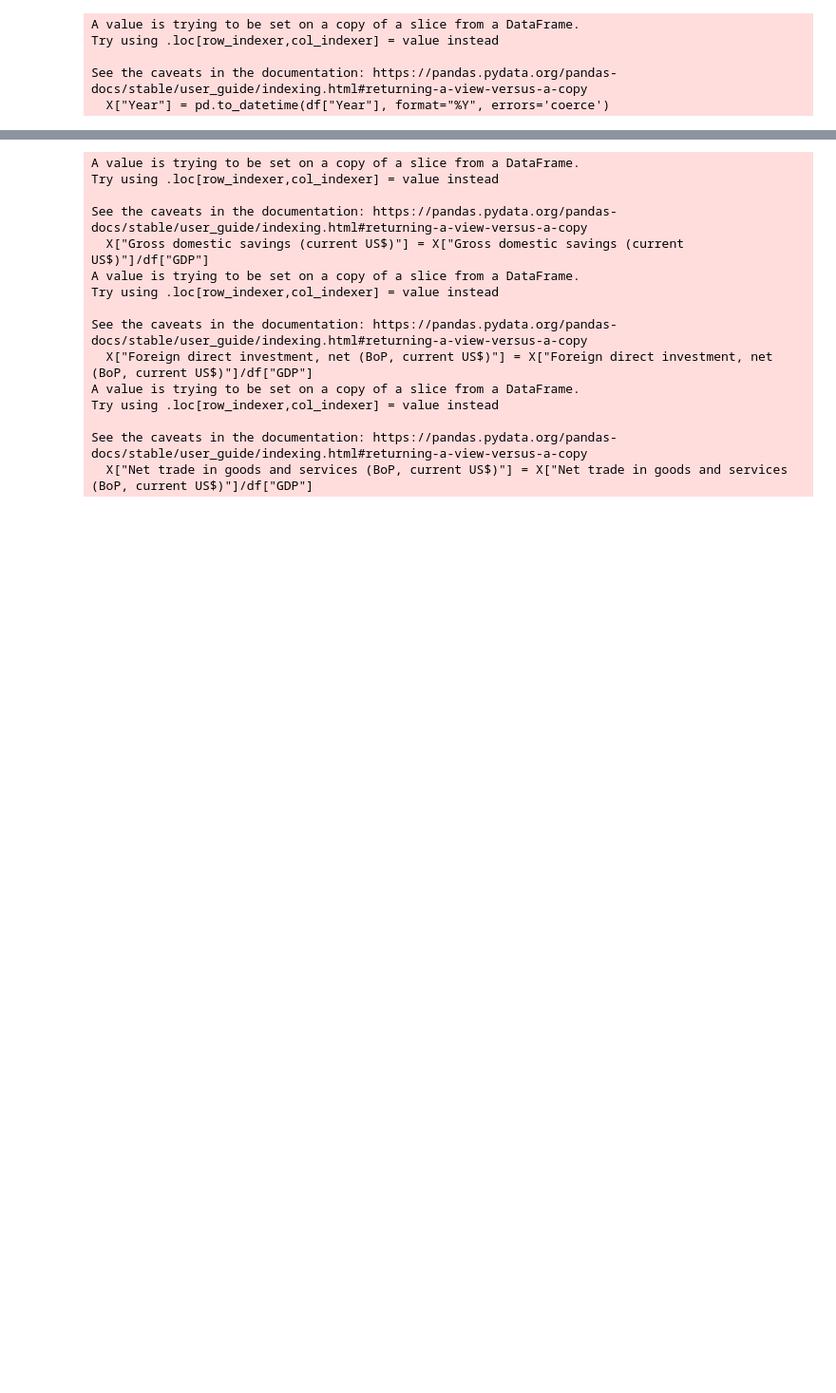
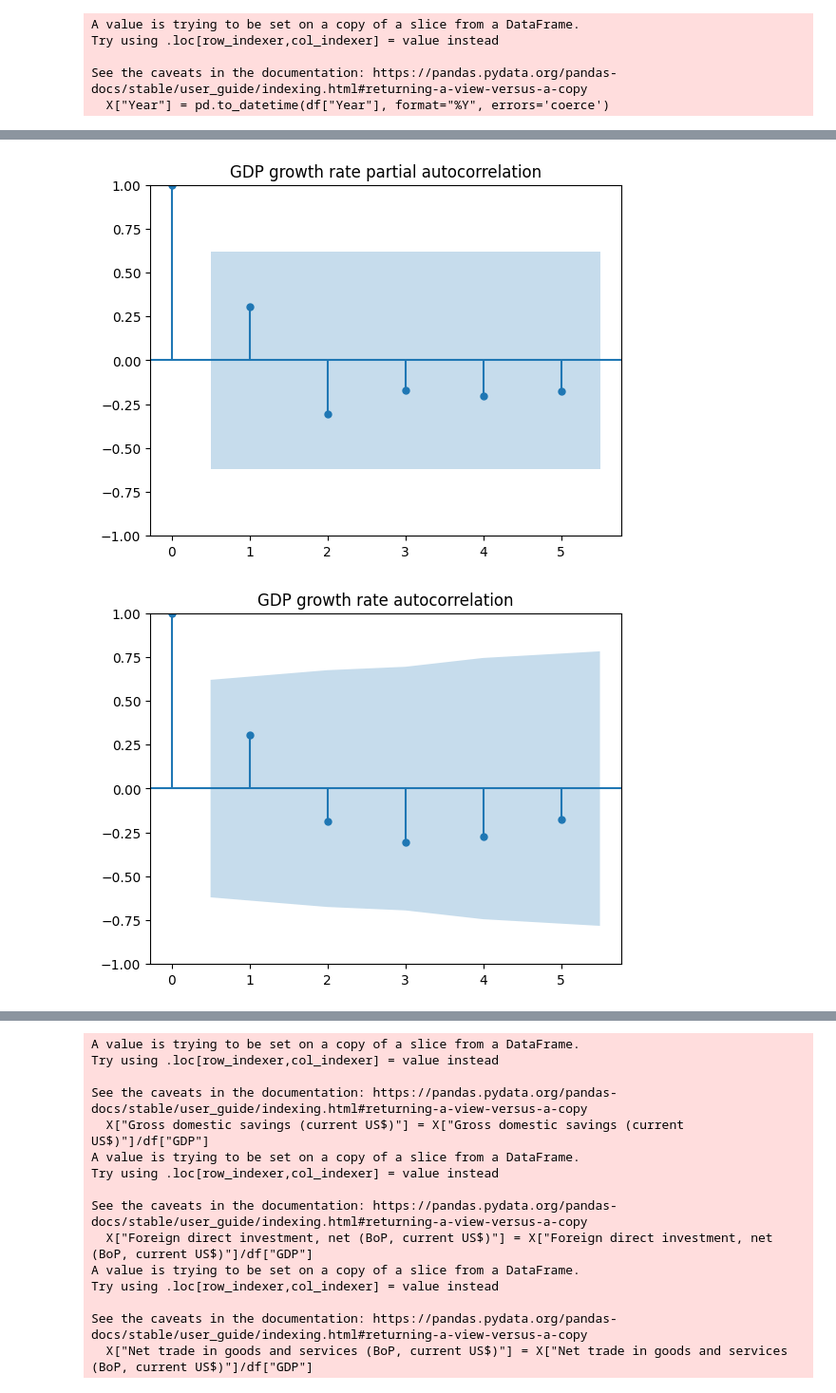
Before and after one commit to adityapentyala/egd-assignment, a Jupyter notebook: combined_regression.ipynb, the cells around one changed output, grey strips where cells are left out. Shown at 95% size. Cells and saved outputs as stored; diff of their text form; code cells hidden in the pictures; blank space fills up the shorter version.

```diff
--- a/combined_regression.ipynb
+++ b/combined_regression.ipynb
@@ -237,0 +248,6 @@ See the caveats in the documentation: https://pandas.pydata.org/pandas-docs/stab
+# %%
+tsaplots.plot_acf(avg_y_arima, alpha=0.05, title=f"GDP growth rate autocorrelation")
+tsaplots.plot_pacf(avg_y_arima, alpha=0.05, title=f"GDP growth rate partial autocorrelation")
+# %% [output]
+[figure, added]
+[figure, added]
```
Also changed, not shown: parts of 12 cells of this notebook, 1 other file.
